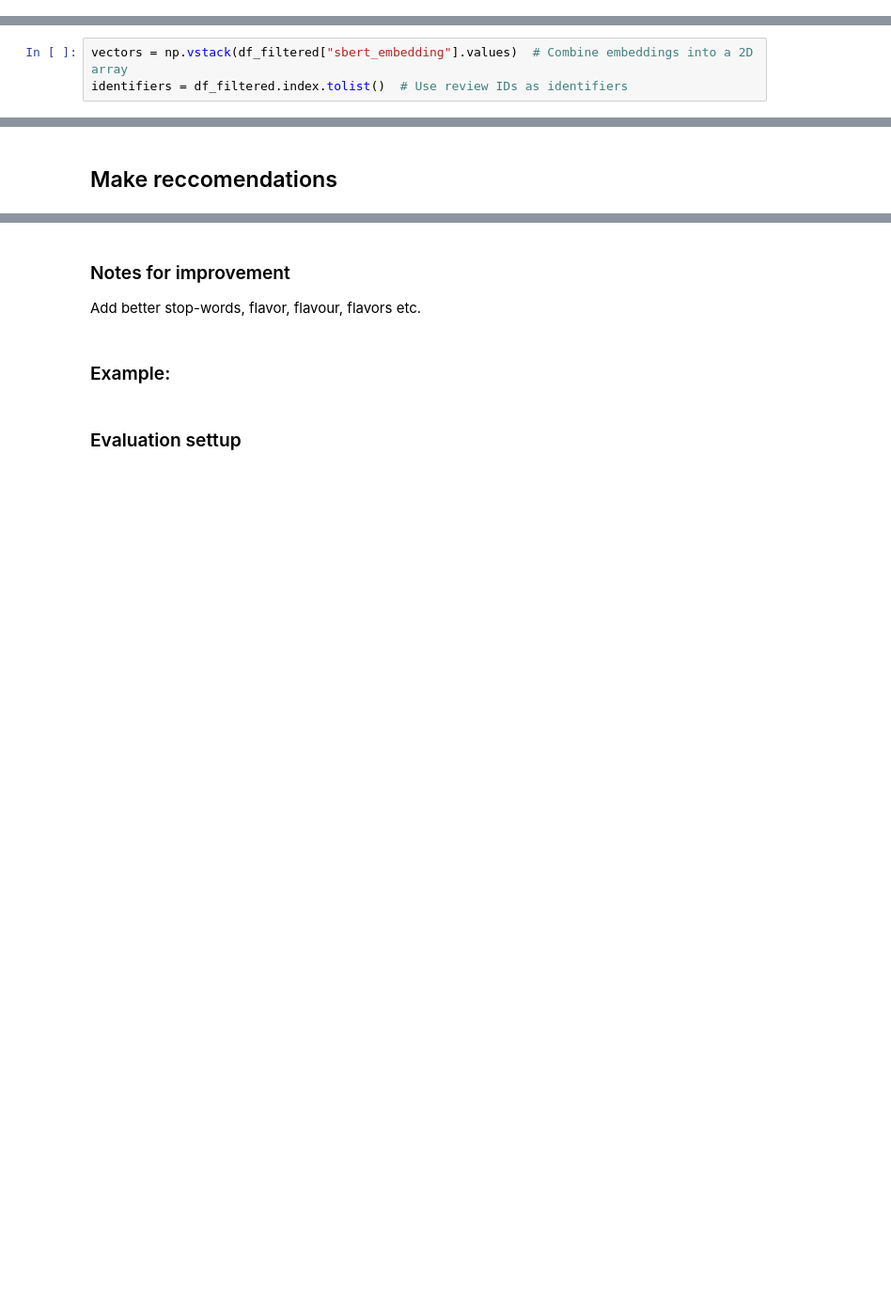
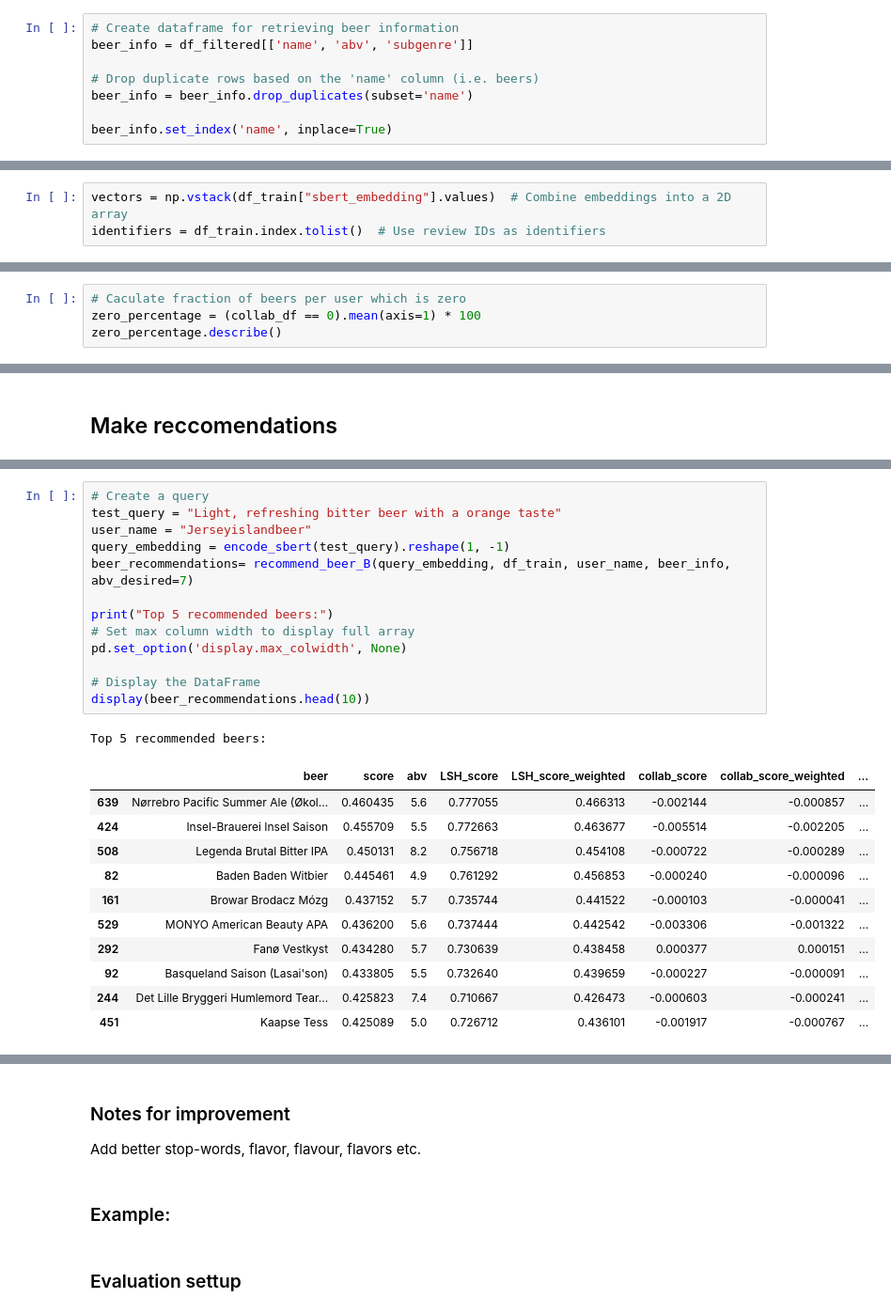
Before and after one commit to gustavn19/CTDS_Beerbuddy, a Jupyter notebook: final_notebook.ipynb, the cells around one changed output, grey strips where cells are left out. Shown: that part at 94% size. Saved outputs shown, nothing was run; the diff lists cells and outputs as text; blank space fills up the shorter version.

```diff
--- a/final_notebook.ipynb
+++ b/final_notebook.ipynb
@@ -107,6 +107,14 @@ df_train, df_test_masked = create_test_train(df_filtered)
 Total reviewers sampled: 100
 Training set size: (1149910, 14)
 Test set size: (4829, 14)
+# %%
+# Create dataframe for retrieving beer information
+beer_info = df_filtered[['name', 'abv', 'subgenre']]
+
+# Drop duplicate rows based on the 'name' column (i.e. beers)
+beer_info = beer_info.drop_duplicates(subset='name')
+
+beer_info.set_index('name', inplace=True)
 # %% [markdown]
 ### Create locality-sensitive hashing (LSH)
 # %%
@@ -216,8 +224,8 @@ class LSHVectorized:
                 candidates[i].update(table.get(key, []))
         return candidates
 # %%
-vectors = np.vstack(df_filtered["sbert_embedding"].values)  # Combine embeddings into a 2D array
-identifiers = df_filtered.index.tolist()  # Use review IDs as identifiers
+vectors = np.vstack(df_train["sbert_embedding"].values)  # Combine embeddings into a 2D array
+identifiers = df_train.index.tolist()  # Use review IDs as identifiers
 # %%
 ## Run LSH ##
 # Initialize LSH scheme
@@ -231,0 +313,4 @@ lsh.add_vectors(vectors, identifiers)
+# %%
+# Caculate fraction of beers per user which is zero
+zero_percentage = (collab_df == 0).mean(axis=1) * 100
+zero_percentage.describe()
@@ -534,0 +550,26 @@ Top 5 recommended beers:
+# %%
+# Create a query
+test_query = "Light, refreshing bitter beer with a orange taste"
+user_name = "Jerseyislandbeer"
+query_embedding = encode_sbert(test_query).reshape(1, -1)
+beer_recommendations= recommend_beer_B(query_embedding, df_train, user_name, beer_info, abv_desired=7)
+
+print("Top 5 recommended beers:")
+# Set max column width to display full array
+pd.set_option('display.max_colwidth', None)
+
+# Display the DataFrame
+display(beer_recommendations.head(10))
+# %% [output]
+Top 5 recommended beers:
+|  | beer | score | abv | LSH_score | LSH_score_weighted | collab_score | collab_score_weighted | ... |
+| 639 | Nørrebro Pacific Summer Ale (Økol... | 0.460435 | 5.6 | 0.777055 | 0.466313 | -0.002144 | -0.000857 | ... |
+| 424 | Insel-Brauerei Insel Saison | 0.455709 | 5.5 | 0.772663 | 0.463677 | -0.005514 | -0.002205 | ... |
+| 508 | Legenda Brutal Bitter IPA | 0.450131 | 8.2 | 0.756718 | 0.454108 | -0.000722 | -0.000289 | ... |
+| 82 | Baden Baden Witbier | 0.445461 | 4.9 | 0.761292 | 0.456853 | -0.000240 | -0.000096 | ... |
+| 161 | Browar Brodacz Mózg | 0.437152 | 5.7 | 0.735744 | 0.441522 | -0.000103 | -0.000041 | ... |
+| 529 | MONYO American Beauty APA | 0.436200 | 5.6 | 0.737444 | 0.442542 | -0.003306 | -0.001322 | ... |
+| 292 | Fanø Vestkyst | 0.434280 | 5.7 | 0.730639 | 0.438458 | 0.000377 | 0.000151 | ... |
+| 92 | Basqueland Saison (Lasai'son) | 0.433805 | 5.5 | 0.732640 | 0.439659 | -0.000227 | -0.000091 | ... |
+| 244 | Det Lille Bryggeri Humlemord Tear... | 0.425823 | 7.4 | 0.710667 | 0.426473 | -0.000603 | -0.000241 | ... |
+| 451 | Kaapse Tess | 0.425089 | 5.0 | 0.726712 | 0.436101 | -0.001917 | -0.000767 | ... |
```
Also changed, not shown: parts of 15 cells of this notebook.
